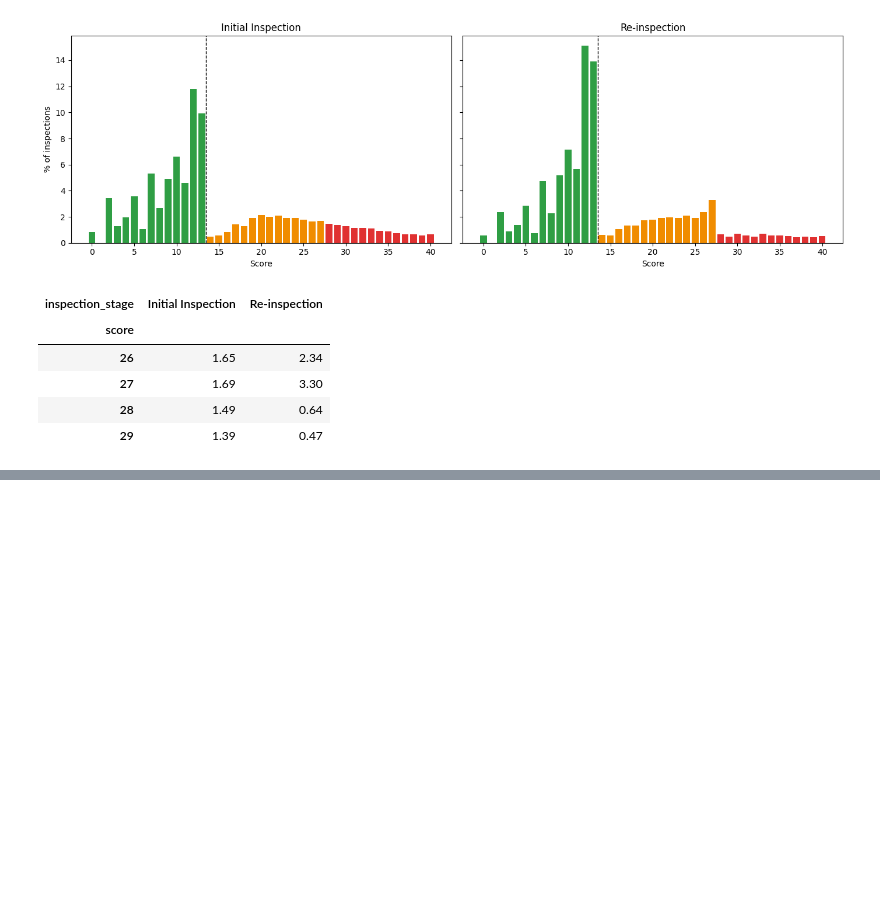
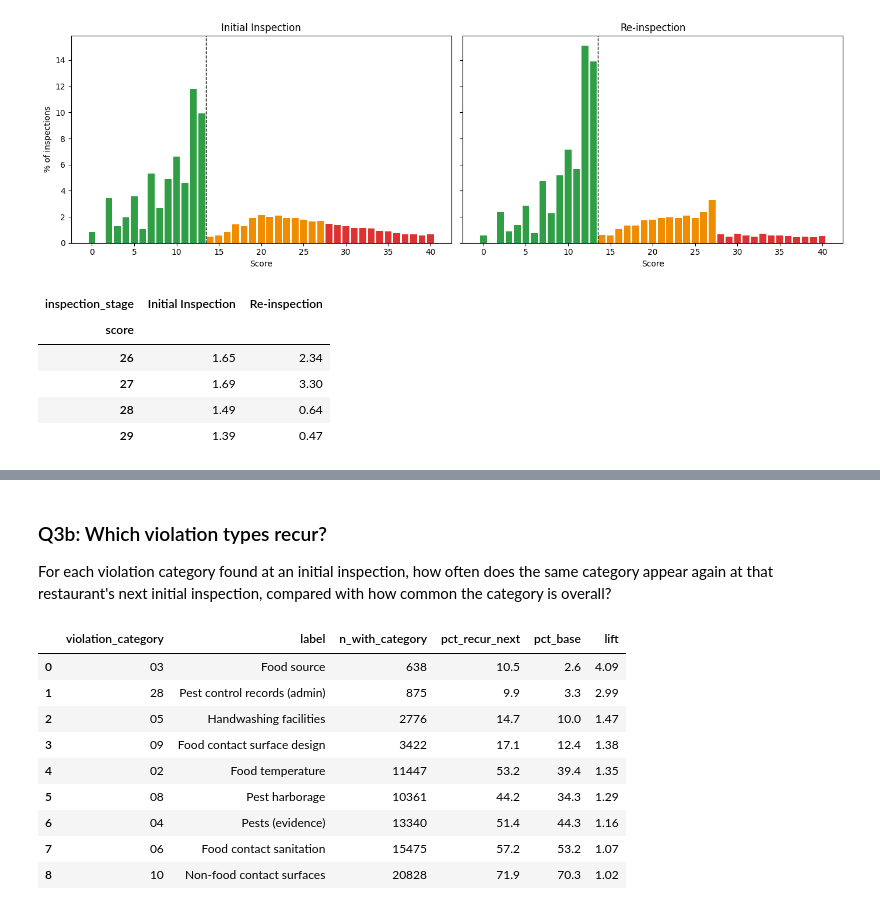
Before and after one commit to KatherineZ323/nyc-restaurant-inspections, a Jupyter notebook: notebooks/04_analysis.ipynb, the cells around one changed output, grey strips where cells are left out. Saved outputs shown, nothing was run; the diff lists cells and outputs as text; code cells hidden in the pictures; blank space fills up the shorter version.

```diff
--- a/notebooks/04_analysis.ipynb
+++ b/notebooks/04_analysis.ipynb
@@ -178,0 +530,72 @@ threshold_check
+# %% [markdown]
+### Q3b: Which violation types recur?
+
+For each violation category found at an initial inspection, how often does the same category appear again at that restaurant's next initial inspection, compared with how common the category is overall?
+# %%
+recurrence = q("""
+WITH initials AS (
+    SELECT
+        inspection_id,
+        camis,
+        LEAD(inspection_id) OVER (PARTITION BY camis ORDER BY inspection_date) AS next_id
+    FROM inspections
+    WHERE in_scope
+      AND inspection_stage = 'Initial Inspection'
+),
+cats AS (
+    SELECT DISTINCT inspection_id, violation_category
+    FROM violations
+),
+base AS (
+    SELECT
+        c.violation_category,
+        COUNT(*)::NUMERIC / (SELECT COUNT(*) FROM initials) AS base_rate
+    FROM cats AS c
+    JOIN initials AS i ON i.inspection_id = c.inspection_id
+    GROUP BY c.violation_category
+)
+SELECT
+    c.violation_category,
+    COUNT(*)                                                                    AS n_with_category,
+    ROUND(100.0 * AVG(CASE WHEN nc.inspection_id IS NOT NULL THEN 1 ELSE 0 END), 1) AS pct_recur_next,
+    ROUND(100.0 * MAX(b.base_rate), 1)                                          AS pct_base,
+    ROUND(AVG(CASE WHEN nc.inspection_id IS NOT NULL THEN 1 ELSE 0 END) / MAX(b.base_rate), 2) AS lift
+FROM initials AS i
+JOIN cats AS c
+    ON c.inspection_id = i.inspection_id
+LEFT JOIN cats AS nc
+    ON nc.inspection_id = i.next_id
+   AND nc.violation_category = c.violation_category
+JOIN base AS b
+    ON b.violation_category = c.violation_category
+WHERE i.next_id IS NOT NULL
+GROUP BY c.violation_category
+HAVING COUNT(*) >= 500
+ORDER BY lift DESC;
+""")
+
+category_labels = {
+    "02": "Food temperature",
+    "03": "Food source",
+    "04": "Pests (evidence)",
+    "05": "Handwashing facilities",
+    "06": "Food contact sanitation",
+    "08": "Pest harborage",
+    "09": "Food contact surface design",
+    "10": "Non-food contact surfaces",
+    "20": "Grade card posting (admin)",
+    "28": "Pest control records (admin)",
+}
+recurrence.insert(1, "label", recurrence["violation_category"].map(category_labels))
+recurrence
+# %% [output]
+|  | violation_category | label | n_with_category | pct_recur_next | pct_base | lift |
+| 0 | 03 | Food source | 638 | 10.5 | 2.6 | 4.09 |
+| 1 | 28 | Pest control records (admin) | 875 | 9.9 | 3.3 | 2.99 |
+| 2 | 05 | Handwashing facilities | 2776 | 14.7 | 10.0 | 1.47 |
+| 3 | 09 | Food contact surface design | 3422 | 17.1 | 12.4 | 1.38 |
+| 4 | 02 | Food temperature | 11447 | 53.2 | 39.4 | 1.35 |
+| 5 | 08 | Pest harborage | 10361 | 44.2 | 34.3 | 1.29 |
+| 6 | 04 | Pests (evidence) | 13340 | 51.4 | 44.3 | 1.16 |
+| 7 | 06 | Food contact sanitation | 15475 | 57.2 | 53.2 | 1.07 |
+| 8 | 10 | Non-food contact surfaces | 20828 | 71.9 | 70.3 | 1.02 |
```
Also changed, not shown: parts of 34 cells of this notebook, 1 other file.
